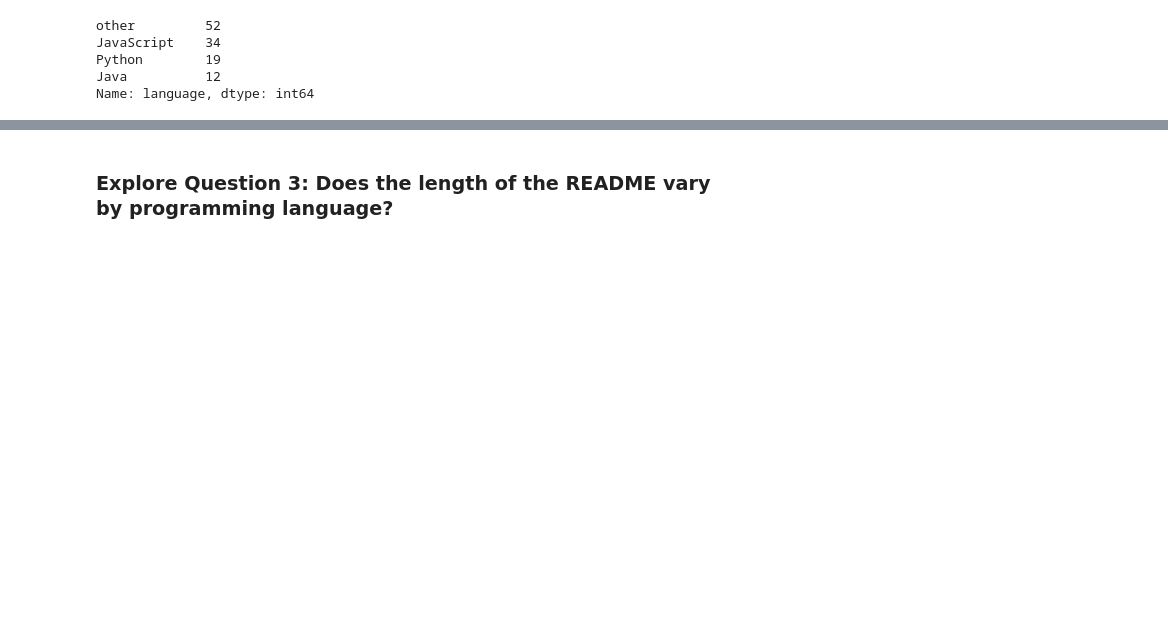
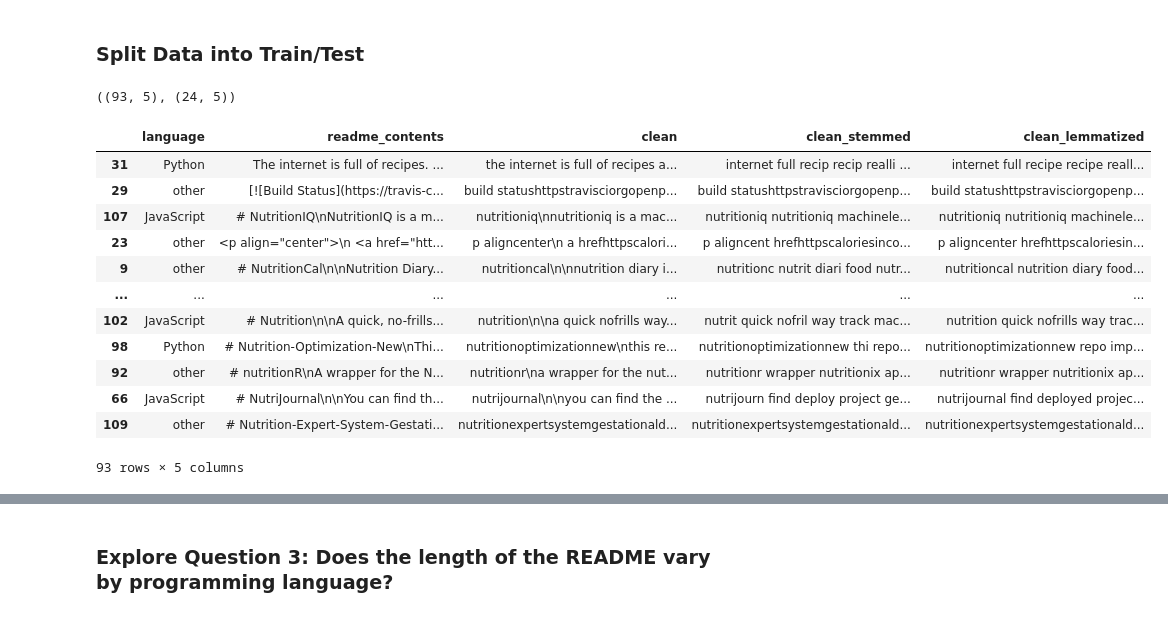
Before and after one commit to Christian-Kristine-Kan-Scott/nlp_project, a Jupyter notebook: scotts_notebook.ipynb, the cells around one changed output, grey strips where cells are left out. Cells and saved outputs as stored; diff of their text form; code cells hidden in the pictures; blank space fills up the shorter version.

```diff
--- a/scotts_notebook.ipynb
+++ b/scotts_notebook.ipynb
@@ -38,2 +26,29 @@ Prolog               1
 Name: language, dtype: int64
+# %% [markdown]
+### Split Data into Train/Test
+# %%
+from split_get_scale import SplitGetScale
+
+sgs = SplitGetScale()
+train, test = sgs.split(nut_rep)
+# %%
+train.shape, test.shape
+# %% [output]
+((93, 5), (24, 5))
+# %%
+train
+# %% [output]
+|  | language | readme_contents | clean | clean_stemmed | clean_lemmatized |
+| 31 | Python | The internet is full of recipes. ... | the internet is full of recipes a... | internet full recip recip realli ... | internet full recipe recipe reall... |
+| 29 | other | [![Build Status](https://travis-c... | build statushttpstravisciorgopenp... | build statushttpstravisciorgopenp... | build statushttpstravisciorgopenp... |
+| 107 | JavaScript | # NutritionIQ\nNutritionIQ is a m... | nutritioniq\nnutritioniq is a mac... | nutritioniq nutritioniq machinele... | nutritioniq nutritioniq machinele... |
+| 23 | other | <p align="center">\n <a href="htt... | p aligncenter\n a hrefhttpscalori... | p aligncent hrefhttpscaloriesinco... | p aligncenter hrefhttpscaloriesin... |
+| 9 | other | # NutritionCal\n\nNutrition Diary... | nutritioncal\n\nnutrition diary i... | nutritionc nutrit diari food nutr... | nutritioncal nutrition diary food... |
+| ... | ... | ... | ... | ... | ... |
+| 102 | JavaScript | # Nutrition\n\nA quick, no-frills... | nutrition\n\na quick nofrills way... | nutrit quick nofril way track mac... | nutrition quick nofrills way trac... |
+| 98 | Python | # Nutrition-Optimization-New\nThi... | nutritionoptimizationnew\nthis re... | nutritionoptimizationnew thi repo... | nutritionoptimizationnew repo imp... |
+| 92 | other | # nutritionR\nA wrapper for the N... | nutritionr\na wrapper for the nut... | nutritionr wrapper nutritionix ap... | nutritionr wrapper nutritionix ap... |
+| 66 | JavaScript | # NutriJournal\n\nYou can find th... | nutrijournal\n\nyou can find the ... | nutrijourn find deploy project ge... | nutrijournal find deployed projec... |
+| 109 | other | # Nutrition-Expert-System-Gestati... | nutritionexpertsystemgestationald... | nutritionexpertsystemgestationald... | nutritionexpertsystemgestationald... |
+93 rows × 5 columns
 # %%
@@ -45,9 +67,3 @@ nut_rep["language"] = np.select(cond_list, choice_list)
 # %%
-nut_rep["language"].value_counts()
+#nut_rep["language"].value_counts()
-# %% [output]
-other         52
-JavaScript    34
-Python        19
-Java          12
-Name: language, dtype: int64
 # %%
```
Also changed, not shown: parts of 21 cells of this notebook, 2 other files.
